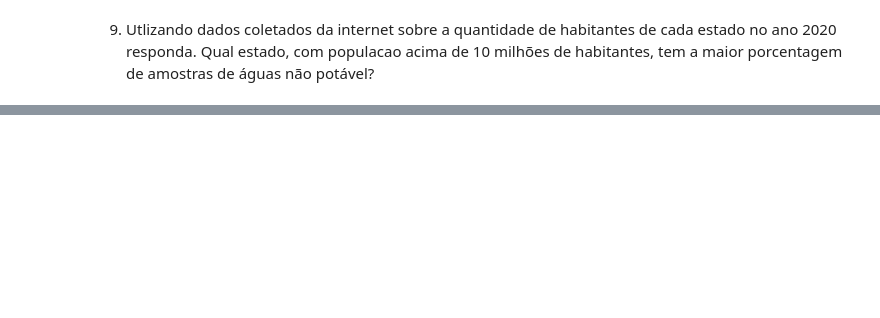
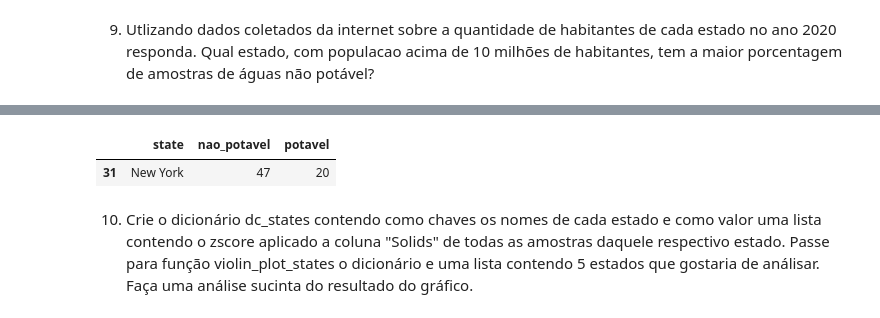
Before and after one commit to k3lvin-os/avaliacao1qads, a Jupyter notebook: Avaliacao.ipynb, the cells around one changed output, grey strips where cells are left out. Cells and saved outputs as stored; diff of their text form; code cells hidden in the pictures; blank space fills up the shorter version.

```diff
--- a/Avaliacao.ipynb
+++ b/Avaliacao.ipynb
@@ -188,0 +187,8 @@ ParserError: ignored
+# %%
+estados_df[estados_df.state.isin(populacao_df_acima_10m.state.to_list() )].sort_values('nao_potavel').tail(1)
+# %% [output]
+|  | state | nao_potavel | potavel |
+| 31 | New York | 47 | 20 |
+# %% [markdown]
+
+10. Crie o dicionário dc_states contendo como chaves os nomes de cada estado e como valor uma lista contendo o zscore aplicado a coluna "Solids" de todas as amostras daquele respectivo estado. Passe para função violin_plot_states o dicionário e uma lista contendo 5 estados que gostaria de análisar. Faça uma análise sucinta do resultado do gráfico.
```
Also changed, not shown: parts of 6 cells of this notebook.
